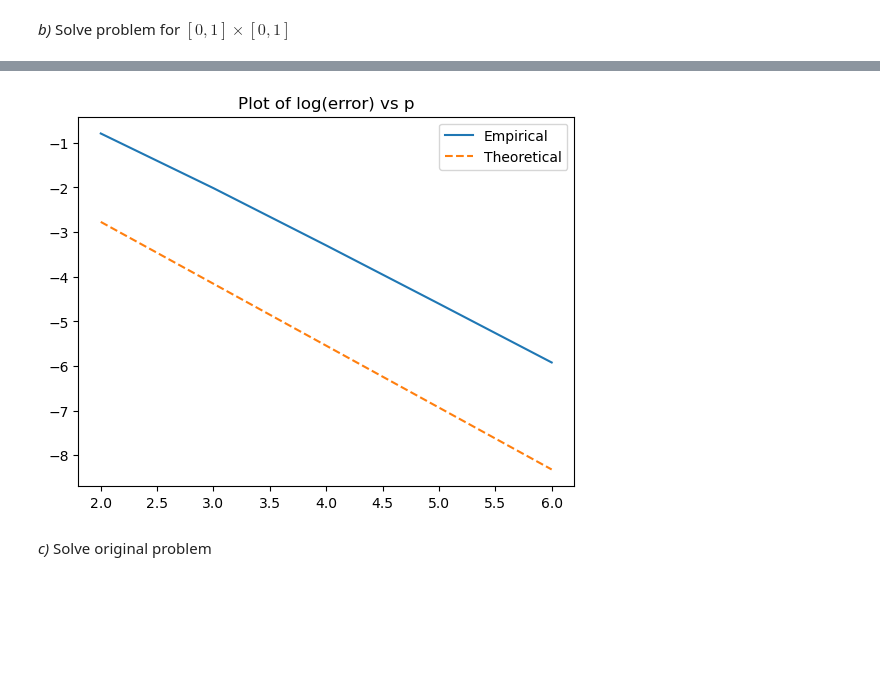
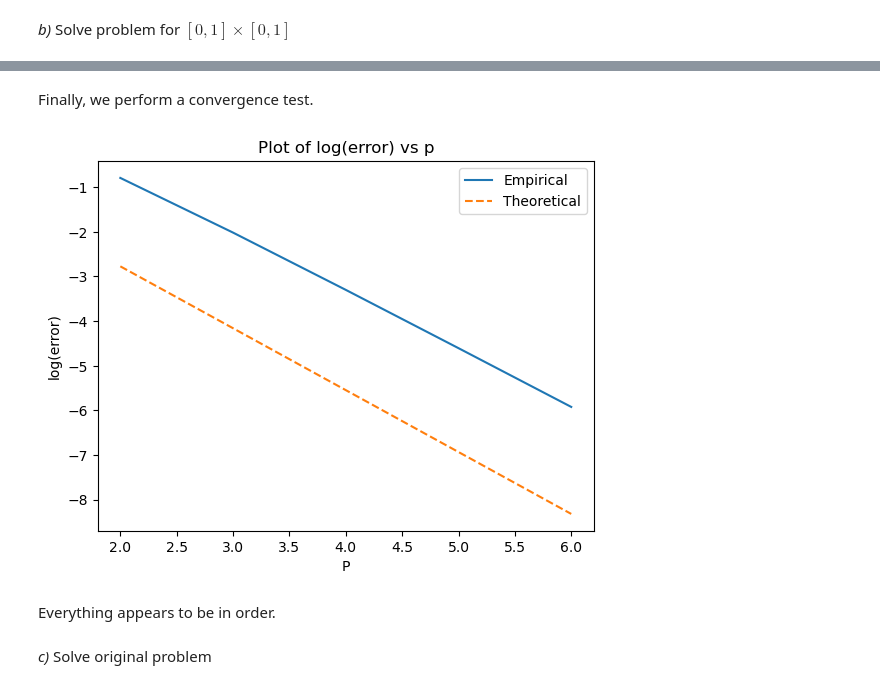
Before and after one commit to MarcusKNielsen/FEM, a Jupyter notebook: week 2/Week2_2-8.ipynb, the cells around one changed output, grey strips where cells are left out. Cells and saved outputs as stored; diff of their text form; code cells hidden in the pictures; blank space fills up the shorter version.

```diff
--- a/week 2/Week2_2-8.ipynb
+++ b/week 2/Week2_2-8.ipynb
@@ -90,27 +81,30 @@ plot_heatmap(u,VX,VY,ufun)
+# %% [markdown]
+Finally, we perform a convergence test.
 # %%
 P = list(range(2,7))
 error = np.zeros(len(P))
 ufun = lambda x,y: np.cos(np.pi*x)*np.cos(np.pi*y)
 
 for i,p in enumerate(P):
     noelms1 = 2**p
     noelms2 = 2**p
 
     VX, VY, EToV, u = Driver28b(x0, y0, L1, L2, noelms1, noelms2, lam1, lam2, f, qt)
     u_exact = ufun(VX,VY)
     error[i] = np.linalg.norm(u-u_exact, np.inf)
 
-DOF = [(2**p+1)**2 for p in P]
 
-#plt.loglog(DOF,error,'r--')
-#plt.semilogy(P,error)
 plt.plot(P,np.log(error), label='Empirical')
 plt.plot(P,-2*np.log(2)*np.array(P),'--', label='Theoretical')
 plt.title(r"Plot of log(error) vs p")
+plt.xlabel('P')
+plt.ylabel('log(error)')
 plt.legend()
 plt.show()
 # %% [output]
-[figure, old version]
+[figure, new version]
+# %% [markdown]
+Everything appears to be in order.
 # %% [markdown]
 *c)* Solve original problem
 # %%
```
Also changed, not shown: parts of 8 cells of this notebook, 4 other files.
